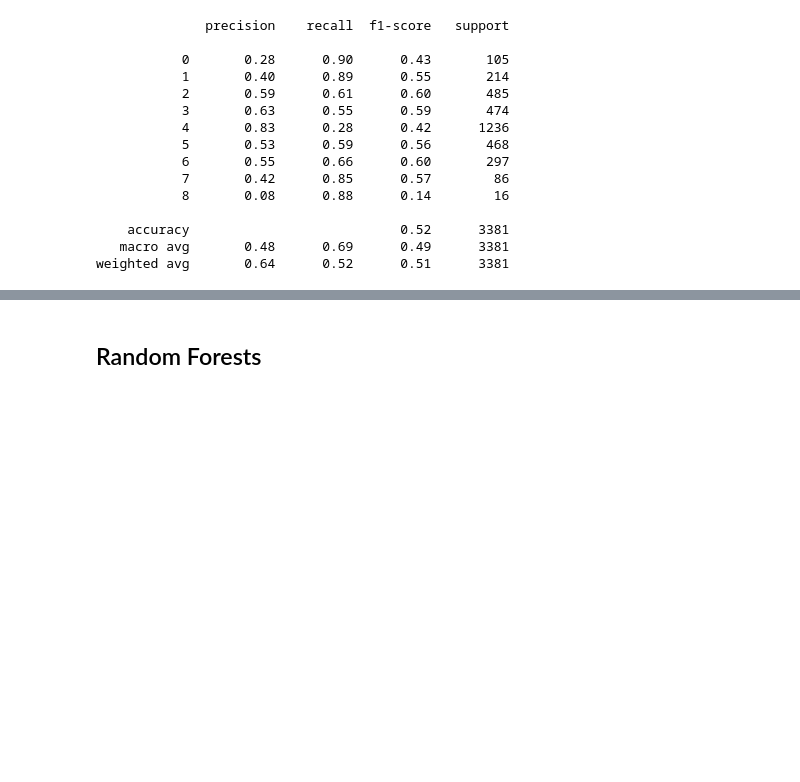
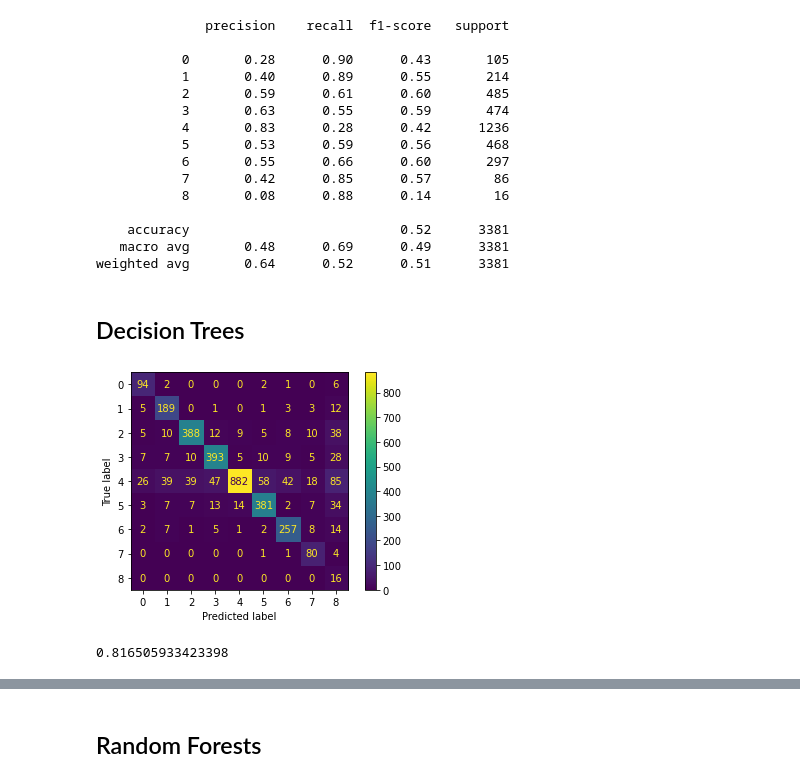
Before and after one commit to KamWithK/VirtualInternshipAnalysis, a Jupyter notebook: notebooks/tfidf.ipynb, the cells around one changed output, grey strips where cells are left out. Saved outputs shown, nothing was run; the diff lists cells and outputs as text; code cells hidden in the pictures; blank space fills up the shorter version.

Commit message:
Added decision trees

```diff
--- a/notebooks/tfidf.ipynb
+++ b/notebooks/tfidf.ipynb
@@ -64,3 +64,6 @@ k_nearest_neighbors_clf.fit(x_train, y_train)
 # %% [output]
 Pipeline(steps=[('tfidfvectorizer', TfidfVectorizer()),
                 ('kneighborsclassifier', KNeighborsClassifier())])
+# %%
+decision_tree_clf = make_pipeline(TfidfVectorizer(), DecisionTreeClassifier(random_state=0))
+decision_tree_clf.fit(x_train, y_train)
@@ -176,3 +183,13 @@ print(report)
     accuracy                           0.52      3381
    macro avg       0.48      0.69      0.49      3381
 weighted avg       0.64      0.52      0.51      3381
+# %% [markdown]
+## Decision Trees
+# %%
+f1, report = evaluate_model(decision_tree_clf)
+# %% [output]
+[figure, added]
+# %%
+f1
+# %% [output]
+0.816505933423398
```
Also changed, not shown: parts of 2 cells of this notebook.
